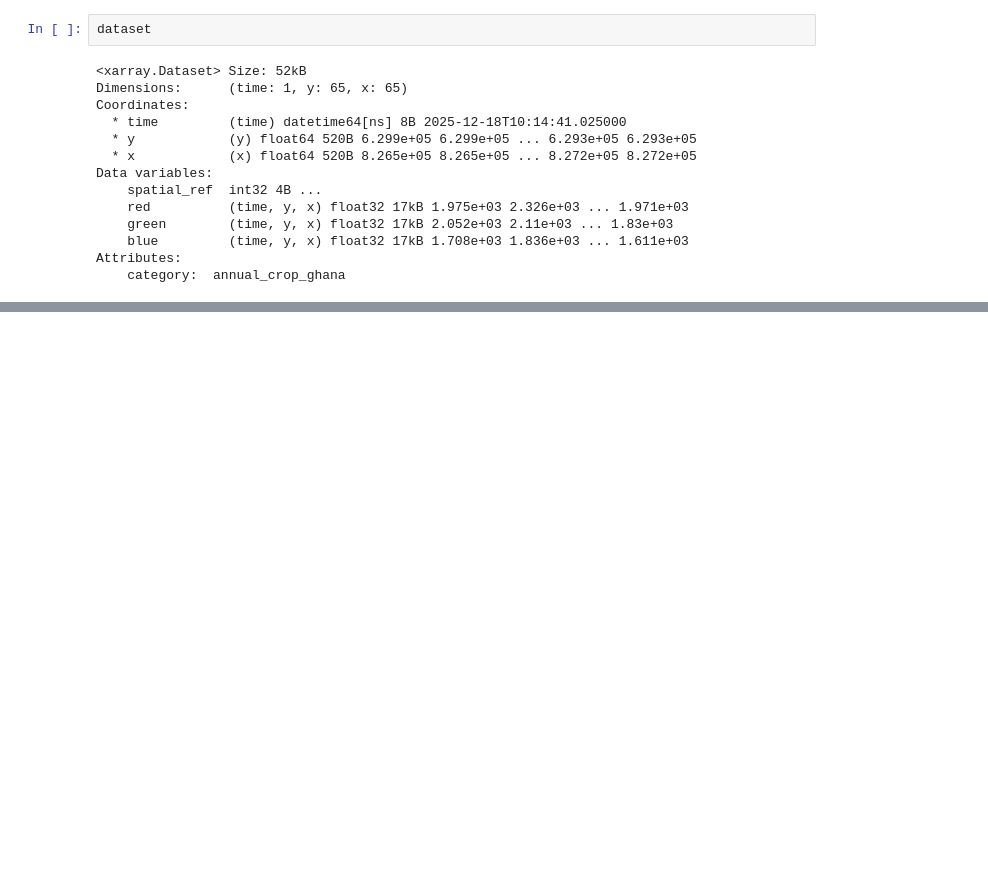
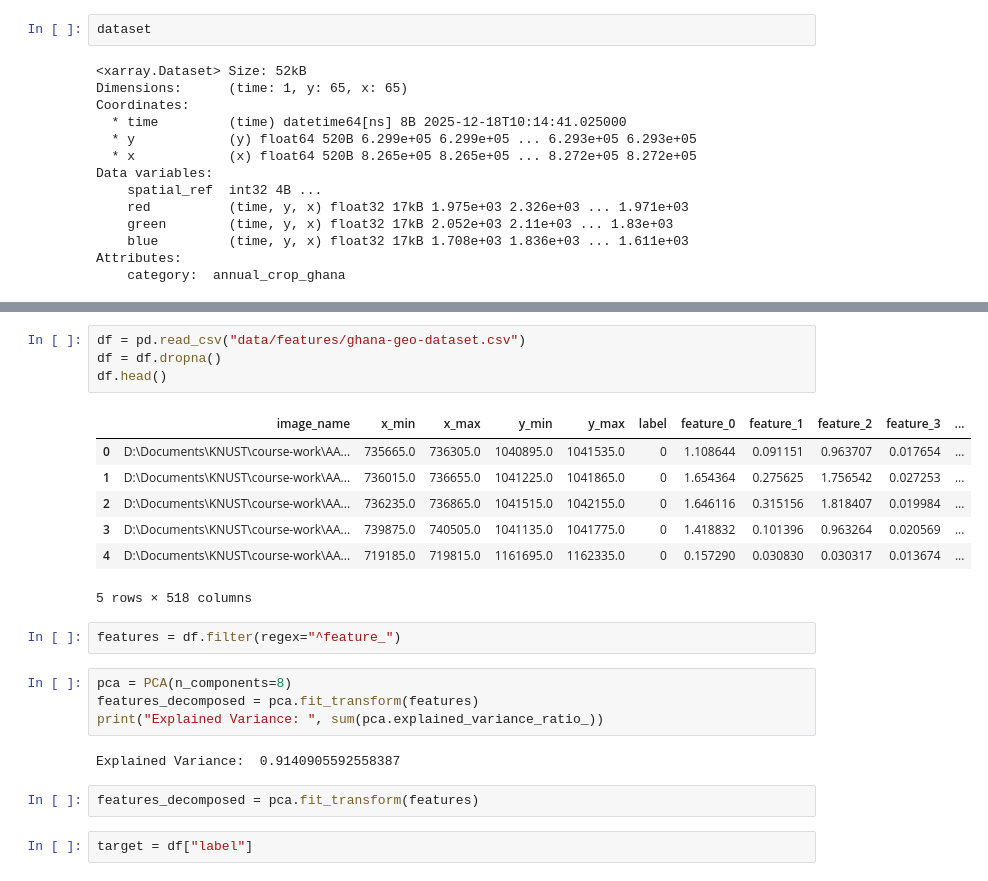
Before and after one commit to e-hokage777/remote-sensing-ssl, a Jupyter notebook: vis.ipynb, the cells around one changed output, grey strips where cells are left out. Cells and saved outputs as stored; diff of their text form; blank space fills up the shorter version.

```diff
--- a/vis.ipynb
+++ b/vis.ipynb
@@ -205,0 +213,24 @@ Attributes:
+# %%
+df = pd.read_csv("data/features/ghana-geo-dataset.csv")
+df = df.dropna()
+df.head()
+# %% [output]
+|  | image_name | x_min | x_max | y_min | y_max | label | feature_0 | feature_1 | feature_2 | feature_3 | ... |
+| 0 | D:\Documents\KNUST\course-work\AA... | 735665.0 | 736305.0 | 1040895.0 | 1041535.0 | 0 | 1.108644 | 0.091151 | 0.963707 | 0.017654 | ... |
+| 1 | D:\Documents\KNUST\course-work\AA... | 736015.0 | 736655.0 | 1041225.0 | 1041865.0 | 0 | 1.654364 | 0.275625 | 1.756542 | 0.027253 | ... |
+| 2 | D:\Documents\KNUST\course-work\AA... | 736235.0 | 736865.0 | 1041515.0 | 1042155.0 | 0 | 1.646116 | 0.315156 | 1.818407 | 0.019984 | ... |
+| 3 | D:\Documents\KNUST\course-work\AA... | 739875.0 | 740505.0 | 1041135.0 | 1041775.0 | 0 | 1.418832 | 0.101396 | 0.963264 | 0.020569 | ... |
+| 4 | D:\Documents\KNUST\course-work\AA... | 719185.0 | 719815.0 | 1161695.0 | 1162335.0 | 0 | 0.157290 | 0.030830 | 0.030317 | 0.013674 | ... |
+5 rows × 518 columns
+# %%
+features = df.filter(regex="^feature_")
+# %%
+pca = PCA(n_components=8)
+features_decomposed = pca.fit_transform(features)
+print("Explained Variance: ", sum(pca.explained_variance_ratio_))
+# %% [output]
+Explained Variance:  0.9140905592558387
+# %%
+features_decomposed = pca.fit_transform(features)
+# %%
+target = df["label"]
```
Also changed, not shown: parts of 3 cells of this notebook.
